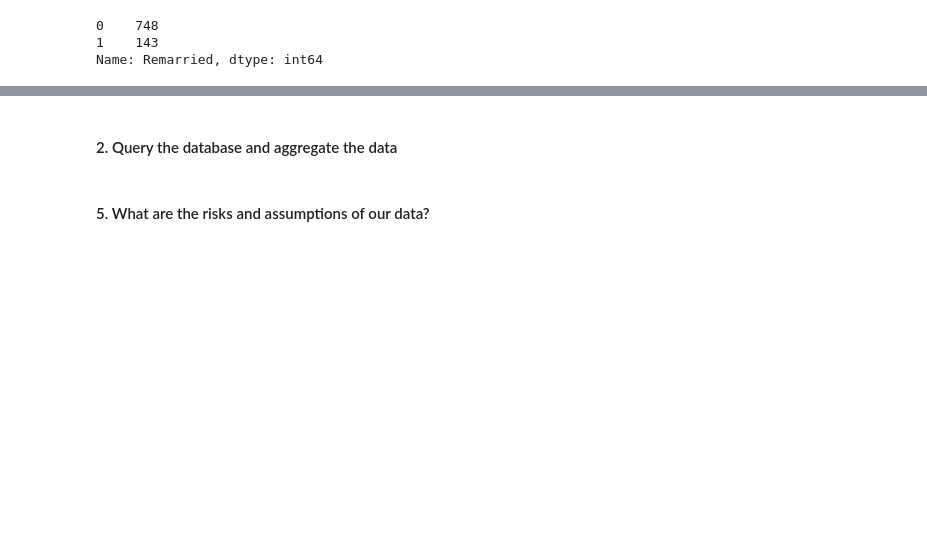
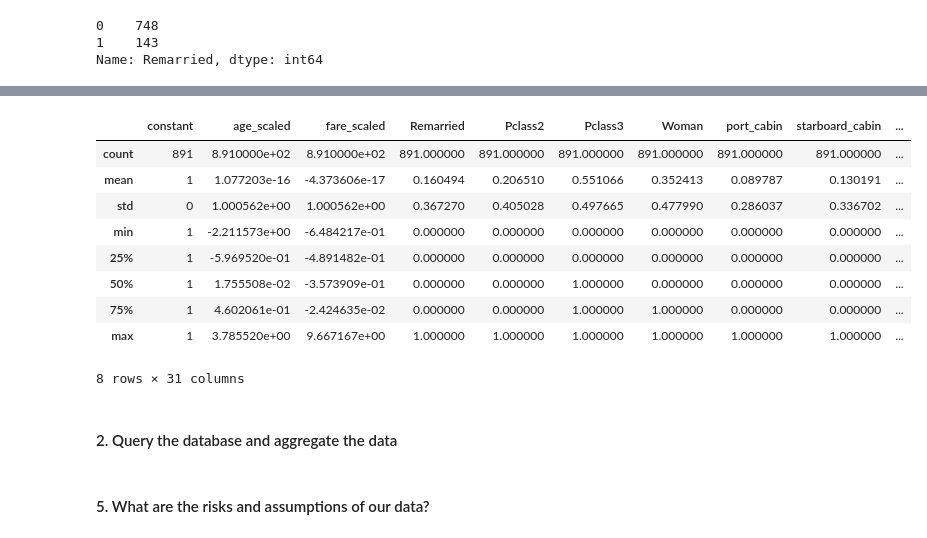
Before and after one commit to hudsonrio/GA_dsi-projects, a Jupyter notebook: projects/5th/Project5_working.ipynb, the cells around one changed output, grey strips where cells are left out. Cells and saved outputs as stored; diff of their text form; code cells hidden in the pictures; blank space fills up the shorter version.

```diff
--- a/projects/5th/Project5_working.ipynb
+++ b/projects/5th/Project5_working.ipynb
@@ -350 +507,14 @@ Name: num_fam, dtype: int64
+# %%
+X_scale.describe()
+# %% [output]
+|  | constant | age_scaled | fare_scaled | Remarried | Pclass2 | Pclass3 | Woman | port_cabin | starboard_cabin | ... |
+| count | 891 | 8.910000e+02 | 8.910000e+02 | 891.000000 | 891.000000 | 891.000000 | 891.000000 | 891.000000 | 891.000000 | ... |
+| mean | 1 | 1.077203e-16 | -4.373606e-17 | 0.160494 | 0.206510 | 0.551066 | 0.352413 | 0.089787 | 0.130191 | ... |
+| std | 0 | 1.000562e+00 | 1.000562e+00 | 0.367270 | 0.405028 | 0.497665 | 0.477990 | 0.286037 | 0.336702 | ... |
+| min | 1 | -2.211573e+00 | -6.484217e-01 | 0.000000 | 0.000000 | 0.000000 | 0.000000 | 0.000000 | 0.000000 | ... |
+| 25% | 1 | -5.969520e-01 | -4.891482e-01 | 0.000000 | 0.000000 | 0.000000 | 0.000000 | 0.000000 | 0.000000 | ... |
+| 50% | 1 | 1.755508e-02 | -3.573909e-01 | 0.000000 | 0.000000 | 1.000000 | 0.000000 | 0.000000 | 0.000000 | ... |
+| 75% | 1 | 4.602061e-01 | -2.424635e-02 | 0.000000 | 0.000000 | 1.000000 | 1.000000 | 0.000000 | 0.000000 | ... |
+| max | 1 | 3.785520e+00 | 9.667167e+00 | 1.000000 | 1.000000 | 1.000000 | 1.000000 | 1.000000 | 1.000000 | ... |
+8 rows × 31 columns
 # %%
```
Also changed, not shown: parts of 24 cells of this notebook, 6 other files.
